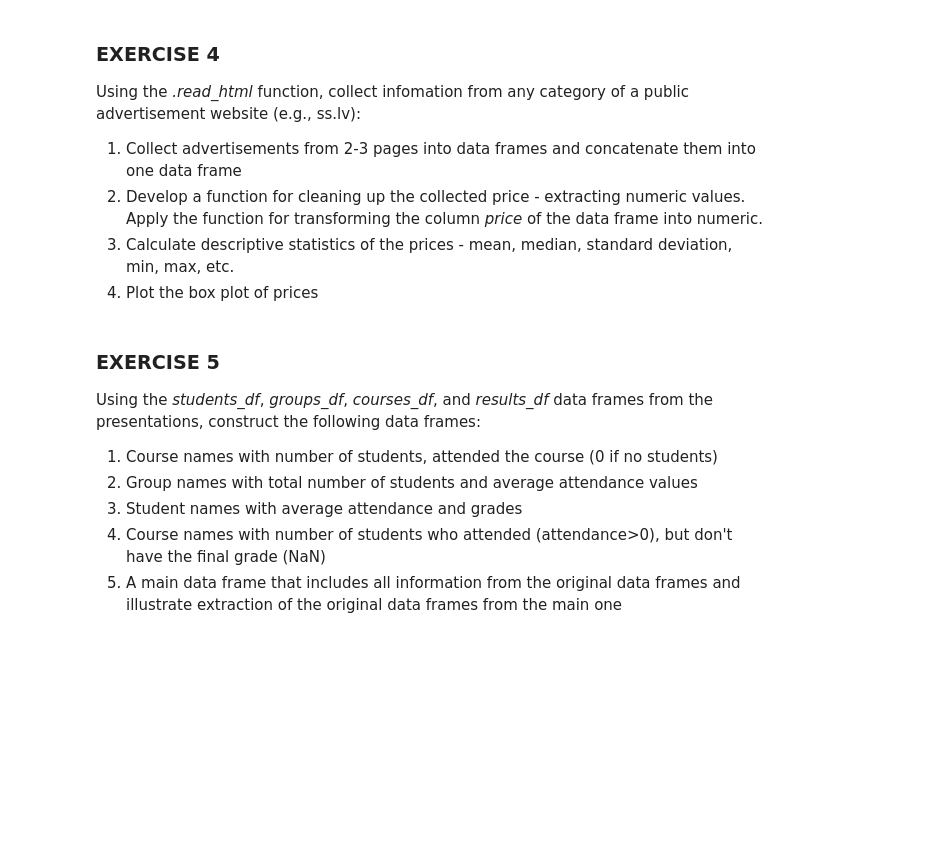
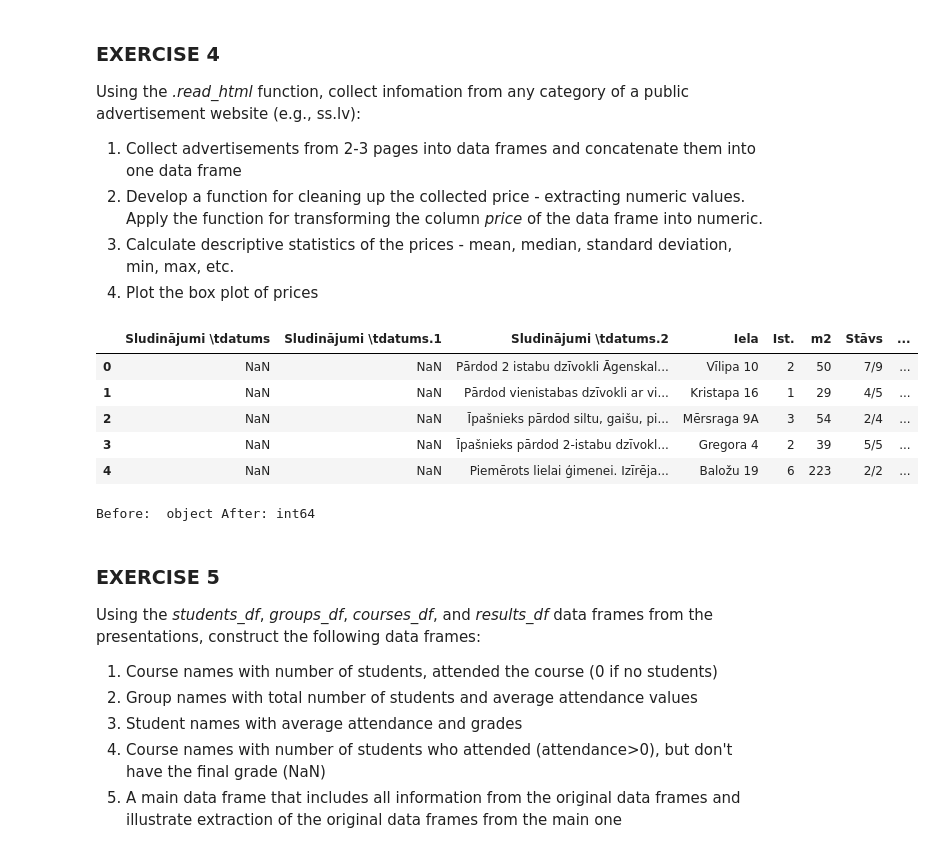
Before and after one commit to Takosaga/fall_23, a Jupyter notebook: programming_for_data_analytics/Gamez_lab5.ipynb, the cells around one changed output. Drawn from its saved outputs; the diff is of its cells as text; code cells hidden in the pictures; blank space fills up the shorter version.

```diff
--- a/programming_for_data_analytics/Gamez_lab5.ipynb
+++ b/programming_for_data_analytics/Gamez_lab5.ipynb
@@ -337,6 +337,33 @@ Using the _.read_html_ function, collect infomation from any category of a publi
 2. Develop a function for cleaning up the collected price - extracting numeric values. Apply the function for transforming the column _price_ of the data frame into numeric.
 3. Calculate descriptive statistics of the prices - mean, median, standard deviation, min, max, etc.
 4. Plot the box plot of prices
+# %%
+# 1
+agenskalns = pd.read_html("https://www.ss.lv/lv/real-estate/flats/riga/agenskalns/", header=0)
+centre = pd.read_html("https://www.ss.lv/lv/real-estate/flats/riga/centre/", header=0)
+agenskalns_sorted = sorted(agenskalns,key=lambda x:len(x), reverse=True)[0]
+centre_sorted = sorted(centre,key=lambda x:len(x), reverse=True)[0]
+apartments = pd.concat([agenskalns_sorted, centre_sorted])
+apartments.head()
+# %% [output]
+|  | Sludinājumi \tdatums | Sludinājumi \tdatums.1 | Sludinājumi \tdatums.2 | Iela | Ist. | m2 | Stāvs | ... |
+| 0 | NaN | NaN | Pārdod 2 istabu dzīvokli Āgenskal... | Vīlipa 10 | 2 | 50 | 7/9 | ... |
+| 1 | NaN | NaN | Pārdod vienistabas dzīvokli ar vi... | Kristapa 16 | 1 | 29 | 4/5 | ... |
+| 2 | NaN | NaN | Īpašnieks pārdod siltu, gaišu, pi... | Mērsraga 9A | 3 | 54 | 2/4 | ... |
+| 3 | NaN | NaN | Īpašnieks pārdod 2-istabu dzīvokl... | Gregora 4 | 2 | 39 | 5/5 | ... |
+| 4 | NaN | NaN | Piemērots lielai ģimenei. Izīrēja... | Baložu 19 | 6 | 223 | 2/2 | ... |
+# %%
+# 2
+def cleaning_price(data:pd.DataFrame):
+    temp = data.copy()
+    temp = temp[temp["Cena"].str.contains("mēn|pērku|vēlosīret|dienā") == False]
+    temp["Cena"] = pd.to_numeric(temp["Cena"].replace('[^0-9\.-]','',regex=True))
+    return temp
+
+cleaned_apts = cleaning_price(apartments)
+print("Before: ",apartments["Cena"].dtype, "After:",cleaned_apts["Cena"].dtype)
+# %% [output]
+Before:  object After: int64
 # %% [markdown]
 ### EXERCISE 5
 
```
